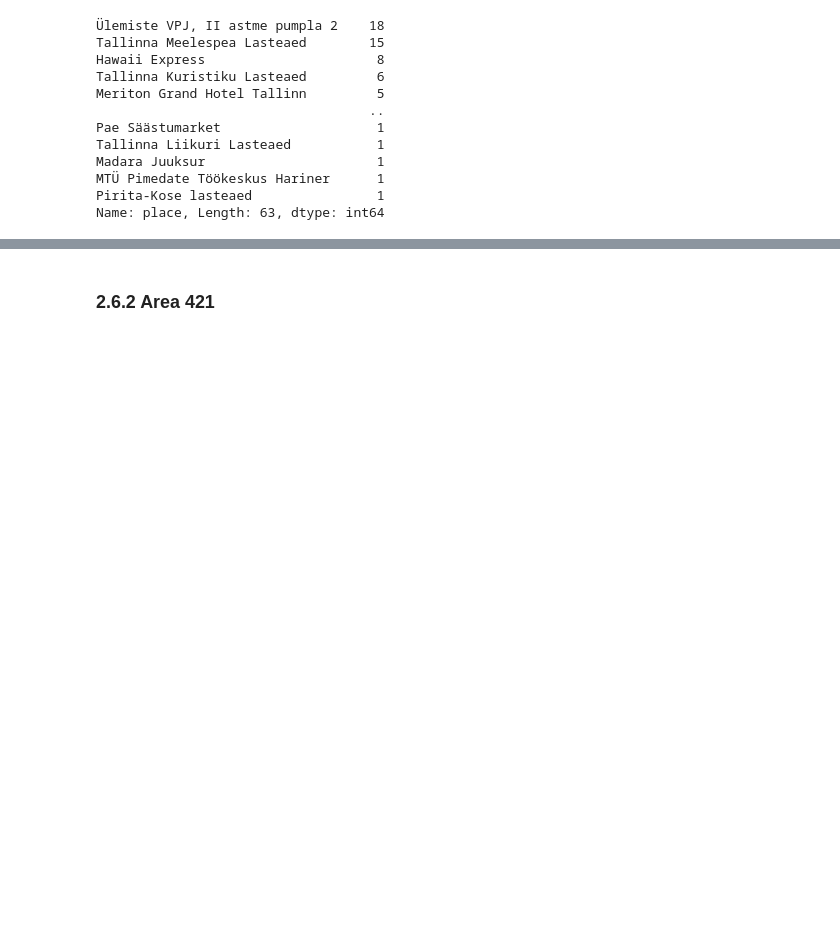
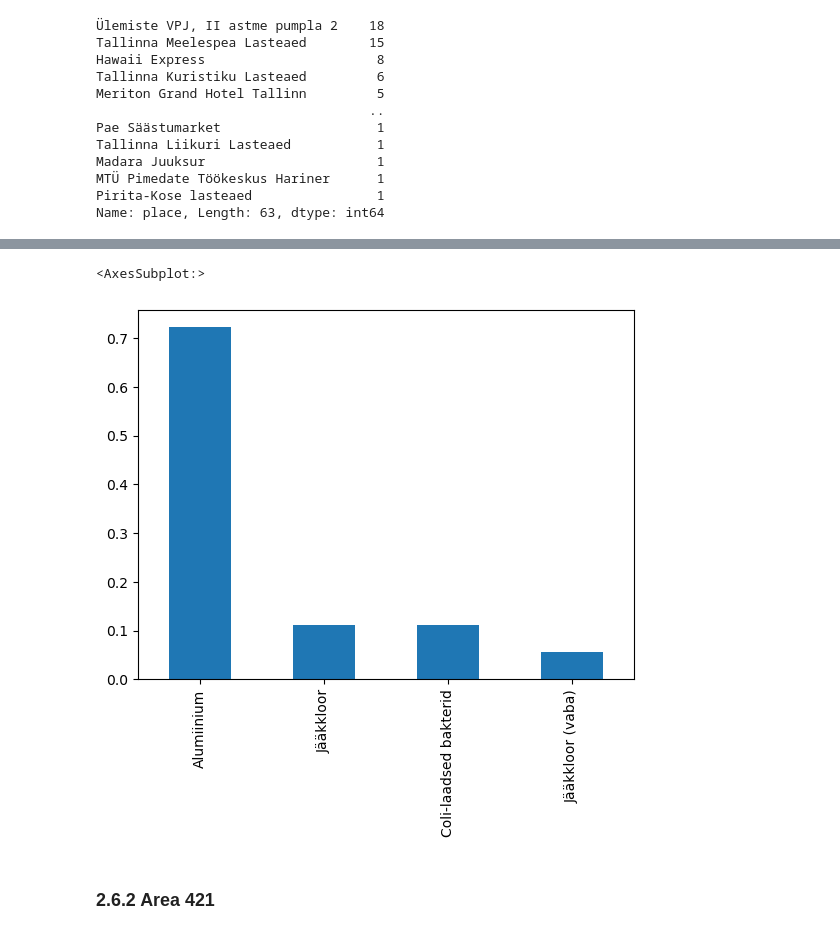
Before and after one commit to lunfman/DrinkingWaterQualityPrediction, a Jupyter notebook: open_data_analysis.ipynb, the cells around one changed output, grey strips where cells are left out. Cells and saved outputs as stored; diff of their text form; code cells hidden in the pictures; blank space fills up the shorter version.

```diff
--- a/open_data_analysis.ipynb
+++ b/open_data_analysis.ipynb
@@ -301,6 +301,11 @@ area_306[area_306['place'] == 'Ülemiste VPJ, II astme pumpla 2']
 | 53465 | 306 | Tallinna pinnavee piirkond ja Harku | Enesekontroll | Joogivesi | 21.02.2017 00:00 | 0 | ... |
 | 57567 | 306 | Tallinna pinnavee piirkond ja Harku | Enesekontroll | Joogivesi | 19.05.2018 00:00 | 0 | ... |
 | 67735 | 306 | Tallinna pinnavee piirkond ja Harku | Enesekontroll | Joogivesi | 01.07.2020 00:00 | 0 | ... |
+# %%
+area_306[area_306['place'] == 'Ülemiste VPJ, II astme pumpla 2']['compilance_problem'].value_counts(normalize=True).plot(kind='bar')
+# %% [output]
+<AxesSubplot:>
+[figure, added]
 # %% [markdown]
 ### 2.6.2 Area 421
 # %%
```
Also changed, not shown: parts of 17 cells of this notebook, 1 other file.
